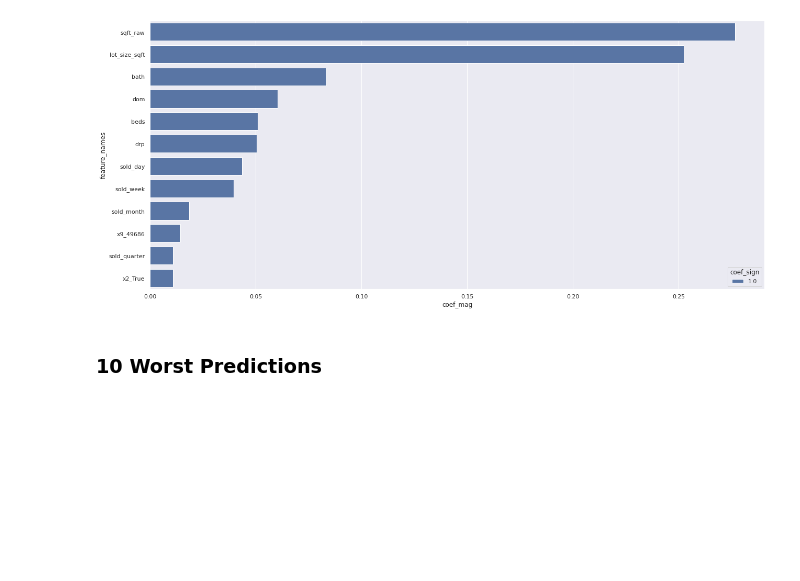
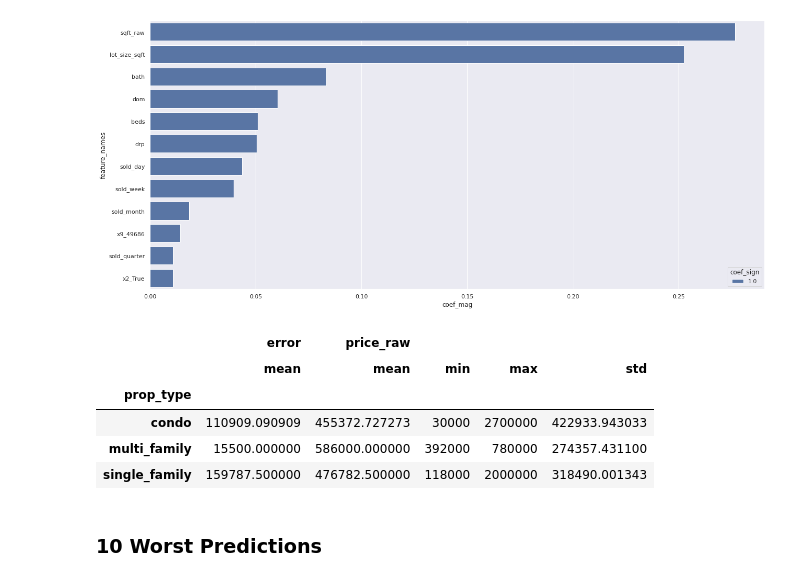
Before and after one commit to peter-callahan/Real-Estate-Pricing, a Jupyter notebook: real_estate_project_overview.ipynb, the cells around one changed output. Cells and saved outputs as stored; diff of their text form; code cells hidden in the pictures; blank space fills up the shorter version.

```diff
--- a/real_estate_project_overview.ipynb
+++ b/real_estate_project_overview.ipynb
@@ -604,6 +610,16 @@ predictions['error'] = abs(predictions['error'])
 predictions['perc_error'] = predictions['error'] / predictions['price_raw']
 
 eval_frame = pd.concat([X_test, predictions], axis=1)
+# %%
+eval_frame.groupby(['prop_type']).agg({'error': np.mean,
+                                       'price_raw':[np.mean, min, max, np.std]})
+# %% [output]
+|  | error | price_raw |  |  |  |
+|  | mean | mean | min | max | std |
+| prop_type |  |  |  |  |  |
+| condo | 110909.090909 | 455372.727273 | 30000 | 2700000 | 422933.943033 |
+| multi_family | 15500.000000 | 586000.000000 | 392000 | 780000 | 274357.431100 |
+| single_family | 159787.500000 | 476782.500000 | 118000 | 2000000 | 318490.001343 |
 # %% [markdown]
 ### 10 Worst Predictions
 # %%
```
Also changed, not shown: parts of 2 cells of this notebook.
